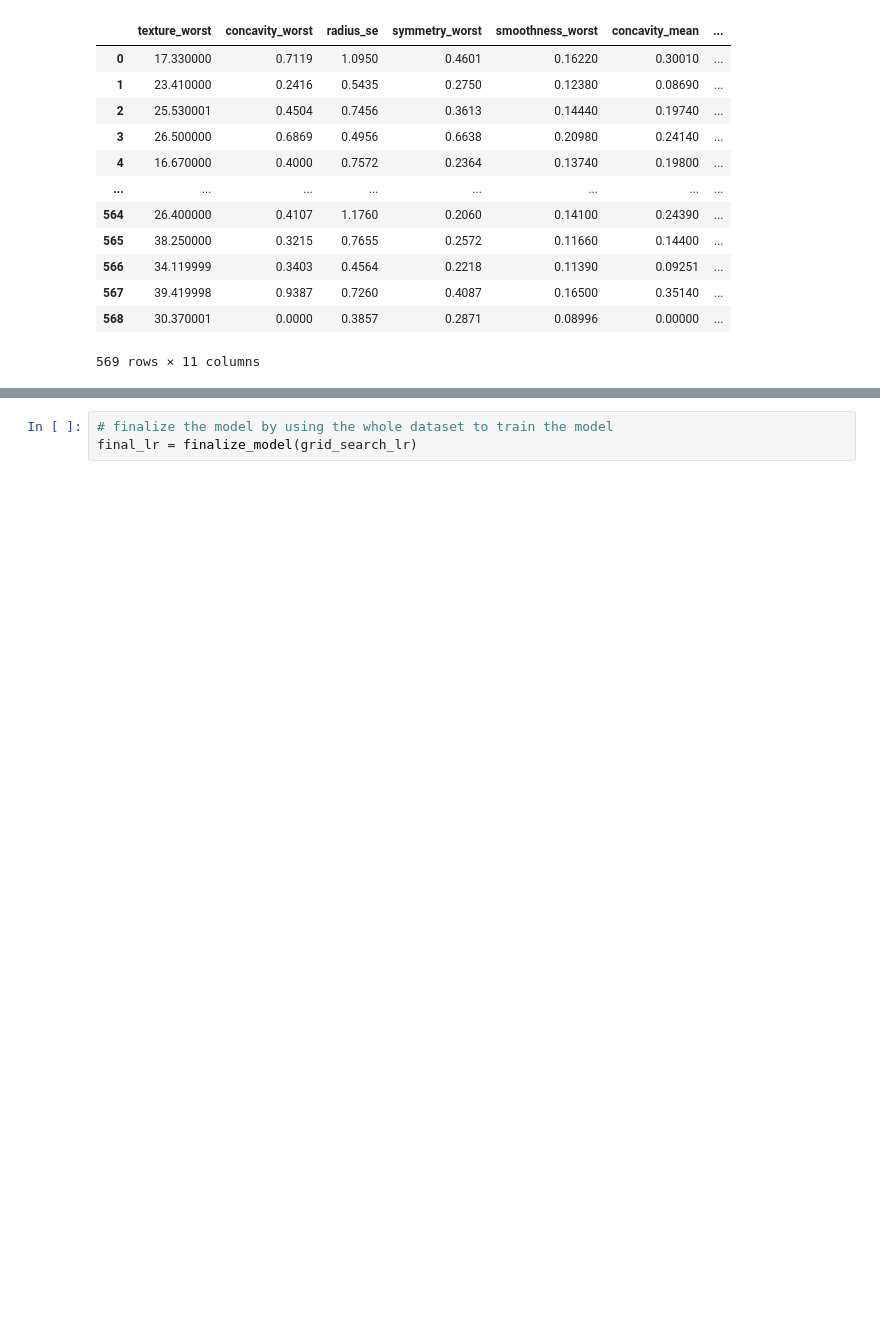
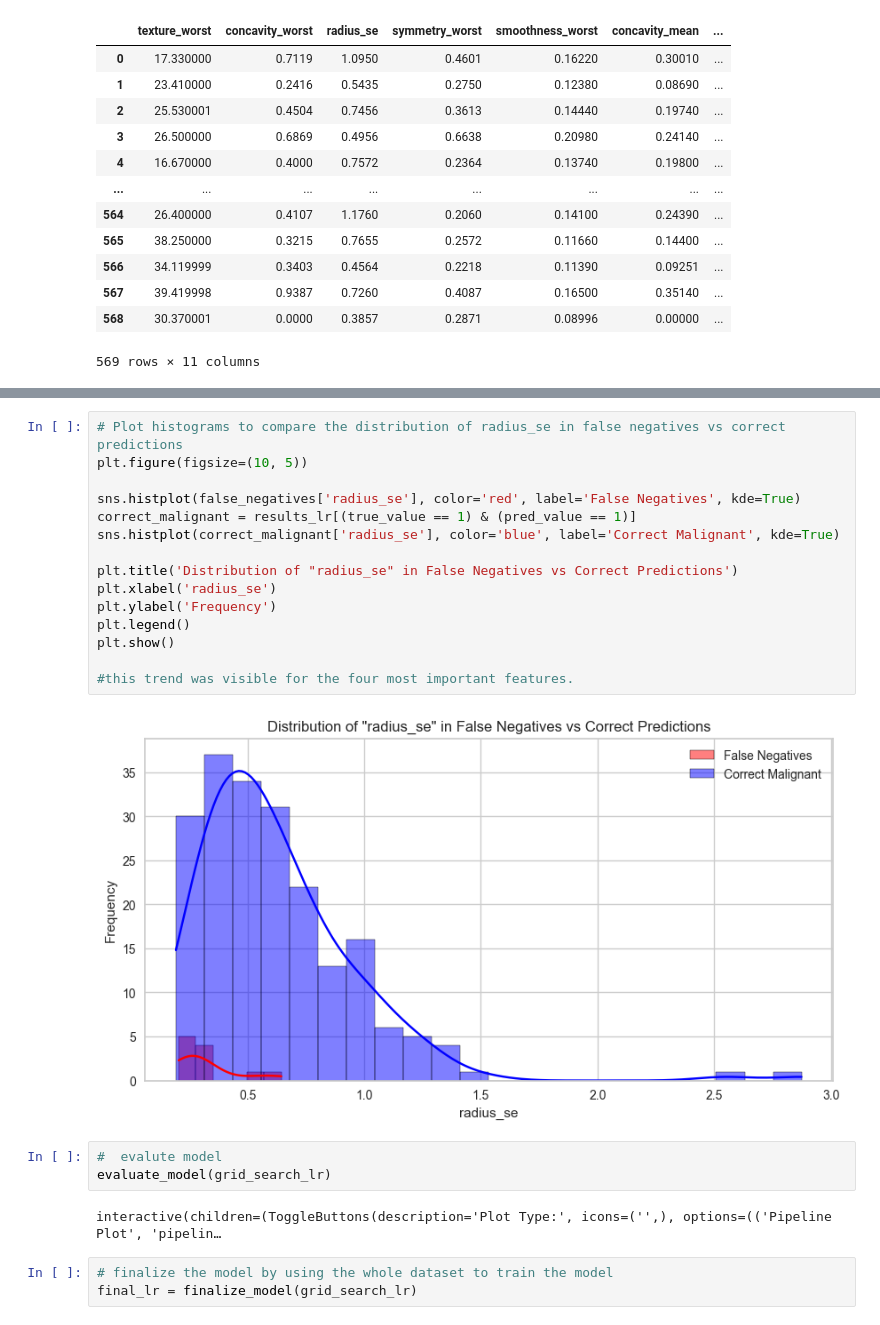
Before and after one commit to sthoran/BreastCancerClassifier, a Jupyter notebook: data_visu_and_pipeline.ipynb, the cells around one changed output, grey strips where cells are left out. Saved outputs shown, nothing was run; the diff lists cells and outputs as text; blank space fills up the shorter version.

```diff
--- a/data_visu_and_pipeline.ipynb
+++ b/data_visu_and_pipeline.ipynb
@@ -433,3 +479,25 @@ interactive(children=(ToggleButtons(description='Plot Type:', icons=('',), optio
+# %%
+# Plot histograms to compare the distribution of radius_se in false negatives vs correct predictions
+plt.figure(figsize=(10, 5))
+
+sns.histplot(false_negatives['radius_se'], color='red', label='False Negatives', kde=True)
+correct_malignant = results_lr[(true_value == 1) & (pred_value == 1)]
+sns.histplot(correct_malignant['radius_se'], color='blue', label='Correct Malignant', kde=True)
+
+plt.title('Distribution of "radius_se" in False Negatives vs Correct Predictions')
+plt.xlabel('radius_se')
+plt.ylabel('Frequency')
+plt.legend()
+plt.show()
+
+#this trend was visible for the four most important features.
+# %% [output]
+[figure, added]
+# %%
+#  evalute model
+evaluate_model(grid_search_lr)
+# %% [output]
+interactive(children=(ToggleButtons(description='Plot Type:', icons=('',), options=(('Pipeline Plot', 'pipelin…
 # %%
 # finalize the model by using the whole dataset to train the model
 final_lr = finalize_model(grid_search_lr)
```
Also changed, not shown: parts of 5 cells of this notebook.
